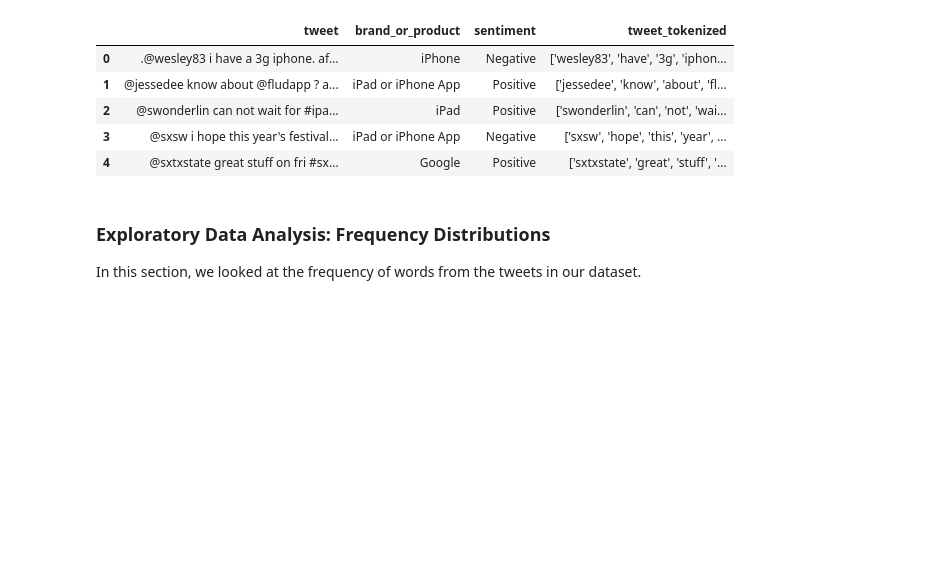
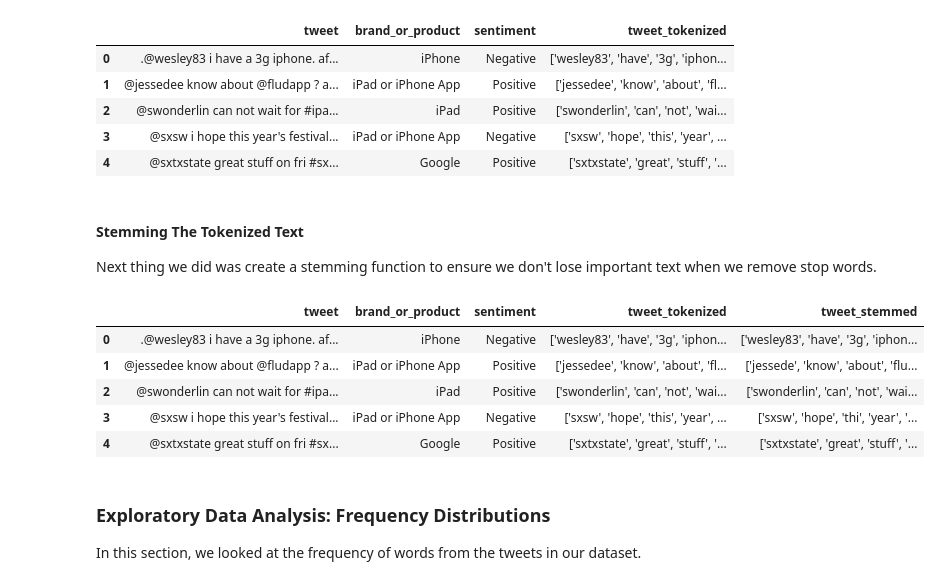
Before and after one commit to chrismiley87/tweet-project, a Jupyter notebook: notebook.ipynb, the cells around one changed output. Drawn from its saved outputs; the diff is of its cells as text; code cells hidden in the pictures; blank space fills up the shorter version.

Commit message:
Stemming and Stop Words

```diff
--- a/notebook.ipynb
+++ b/notebook.ipynb
@@ -378,6 +394,26 @@ df.head().style.set_properties(**{'text-align': 'left'})
 | 2 | @swonderlin can not wait for #ipa... | iPad | Positive | ['swonderlin', 'can', 'not', 'wai... |
 | 3 | @sxsw i hope this year's festival... | iPad or iPhone App | Negative | ['sxsw', 'hope', 'this', 'year', ... |
 | 4 | @sxtxstate great stuff on fri #sx... | Google | Positive | ['sxtxstate', 'great', 'stuff', '... |
+# %% [markdown]
+#### Stemming The Tokenized Text
+
+Next thing we did was create a stemming function to ensure we don't lose important text when we remove stop words.
+# %%
+#instantiate a PorterStemmer function
+stemmer = PorterStemmer()
+
+#apply the function to the tweet_tokenized column
+df['tweet_stemmed'] = df['tweet_tokenized'].apply(lambda x: [stemmer.stem(word) for word in x])
+
+# Display full text
+df.head().style.set_properties(**{'text-align': 'left'})
+# %% [output]
+|  | tweet | brand_or_product | sentiment | tweet_tokenized | tweet_stemmed |
+| 0 | .@wesley83 i have a 3g iphone. af... | iPhone | Negative | ['wesley83', 'have', '3g', 'iphon... | ['wesley83', 'have', '3g', 'iphon... |
+| 1 | @jessedee know about @fludapp ? a... | iPad or iPhone App | Positive | ['jessedee', 'know', 'about', 'fl... | ['jessede', 'know', 'about', 'flu... |
+| 2 | @swonderlin can not wait for #ipa... | iPad | Positive | ['swonderlin', 'can', 'not', 'wai... | ['swonderlin', 'can', 'not', 'wai... |
+| 3 | @sxsw i hope this year's festival... | iPad or iPhone App | Negative | ['sxsw', 'hope', 'this', 'year', ... | ['sxsw', 'hope', 'thi', 'year', '... |
+| 4 | @sxtxstate great stuff on fri #sx... | Google | Positive | ['sxtxstate', 'great', 'stuff', '... | ['sxtxstate', 'great', 'stuff', '... |
 # %% [markdown]
 ### Exploratory Data Analysis: Frequency Distributions
 
```
Also changed, not shown: parts of 6 cells of this notebook.
